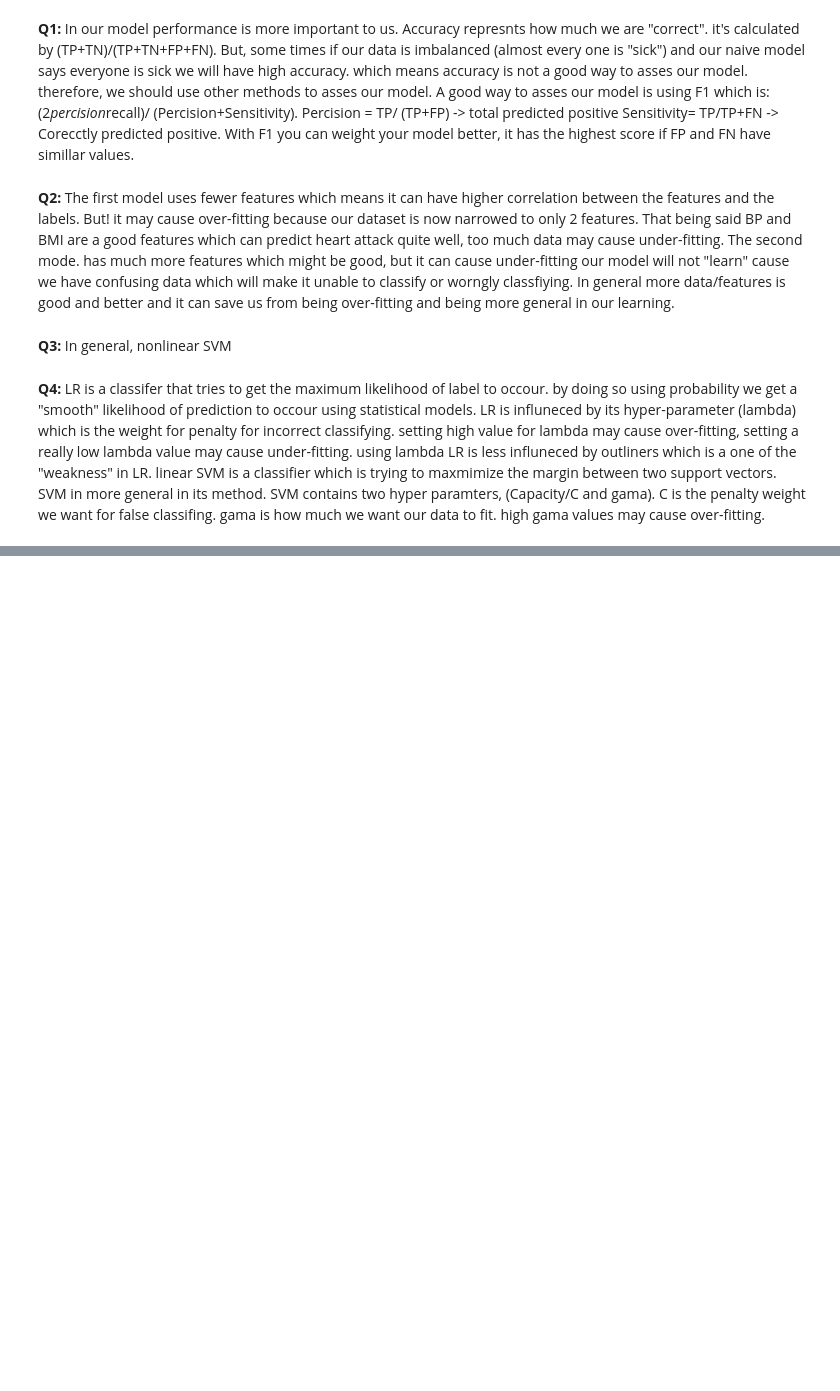
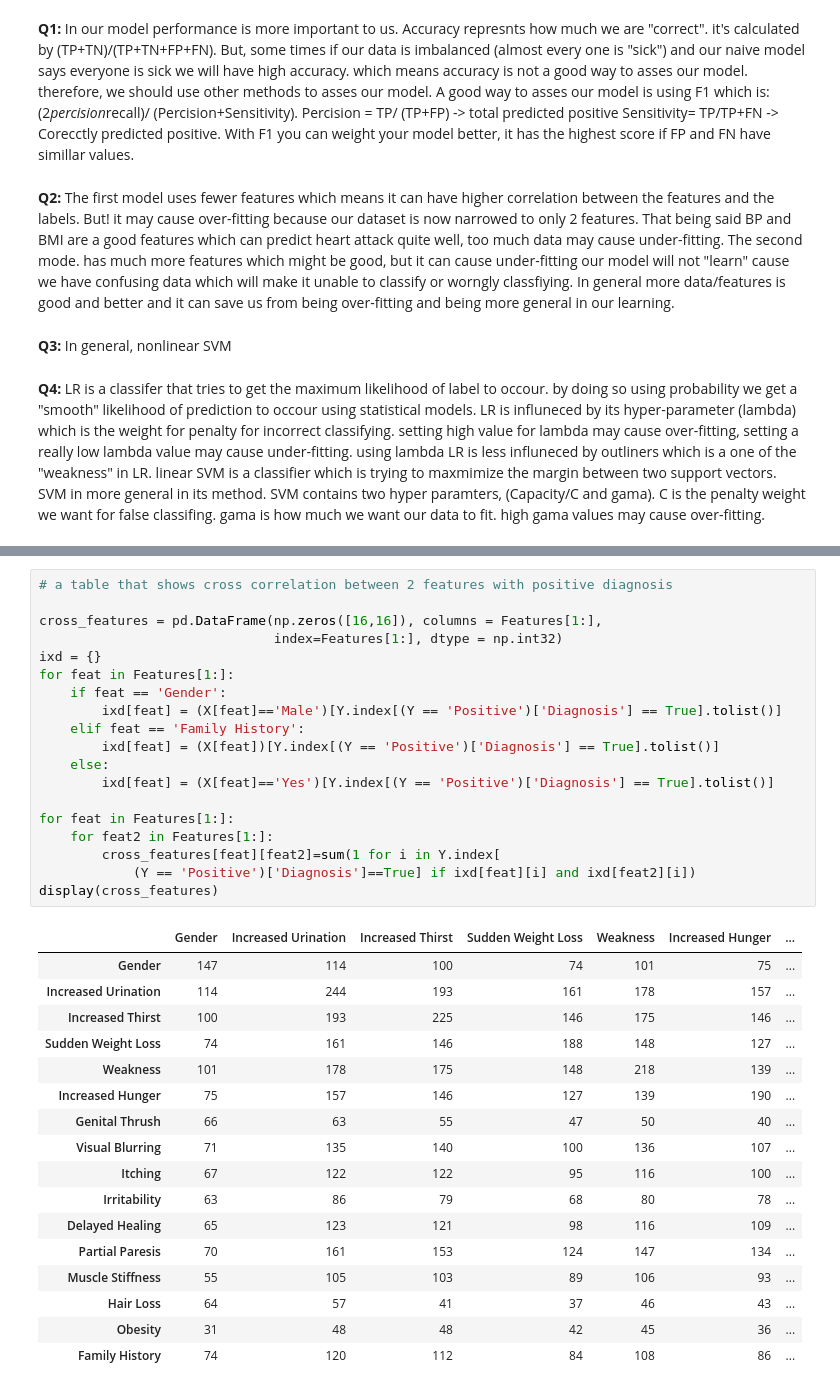
Before and after one commit to mlh-master/hw2_mlh-guy-dor, a Jupyter notebook: HW2.ipynb, the cells around one changed output, grey strips where cells are left out. Saved outputs shown, nothing was run; the diff lists cells and outputs as text; blank space fills up the shorter version.

```diff
--- a/HW2.ipynb
+++ b/HW2.ipynb
@@ -63,0 +169,37 @@ data.head(3) #See the first 3 patients to check the data
+# %%
+# a table that shows cross correlation between 2 features with positive diagnosis
+
+cross_features = pd.DataFrame(np.zeros([16,16]), columns = Features[1:],
+                              index=Features[1:], dtype = np.int32)
+ixd = {}
+for feat in Features[1:]:
+    if feat == 'Gender':
+        ixd[feat] = (X[feat]=='Male')[Y.index[(Y == 'Positive')['Diagnosis'] == True].tolist()]
+    elif feat == 'Family History':
+        ixd[feat] = (X[feat])[Y.index[(Y == 'Positive')['Diagnosis'] == True].tolist()]
+    else:
+        ixd[feat] = (X[feat]=='Yes')[Y.index[(Y == 'Positive')['Diagnosis'] == True].tolist()]
+
+for feat in Features[1:]:
+    for feat2 in Features[1:]:
+        cross_features[feat][feat2]=sum(1 for i in Y.index[
+            (Y == 'Positive')['Diagnosis']==True] if ixd[feat][i] and ixd[feat2][i])
+display(cross_features)
+# %% [output]
+|  | Gender | Increased Urination | Increased Thirst | Sudden Weight Loss | Weakness | Increased Hunger | ... |
+| Gender | 147 | 114 | 100 | 74 | 101 | 75 | ... |
+| Increased Urination | 114 | 244 | 193 | 161 | 178 | 157 | ... |
+| Increased Thirst | 100 | 193 | 225 | 146 | 175 | 146 | ... |
+| Sudden Weight Loss | 74 | 161 | 146 | 188 | 148 | 127 | ... |
+| Weakness | 101 | 178 | 175 | 148 | 218 | 139 | ... |
+| Increased Hunger | 75 | 157 | 146 | 127 | 139 | 190 | ... |
+| Genital Thrush | 66 | 63 | 55 | 47 | 50 | 40 | ... |
+| Visual Blurring | 71 | 135 | 140 | 100 | 136 | 107 | ... |
+| Itching | 67 | 122 | 122 | 95 | 116 | 100 | ... |
+| Irritability | 63 | 86 | 79 | 68 | 80 | 78 | ... |
+| Delayed Healing | 65 | 123 | 121 | 98 | 116 | 109 | ... |
+| Partial Paresis | 70 | 161 | 153 | 124 | 147 | 134 | ... |
+| Muscle Stiffness | 55 | 105 | 103 | 89 | 106 | 93 | ... |
+| Hair Loss | 64 | 57 | 41 | 37 | 46 | 43 | ... |
+| Obesity | 31 | 48 | 48 | 42 | 45 | 36 | ... |
+| Family History | 74 | 120 | 112 | 84 | 108 | 86 | ... |
```
Also changed, not shown: parts of 7 cells of this notebook.
